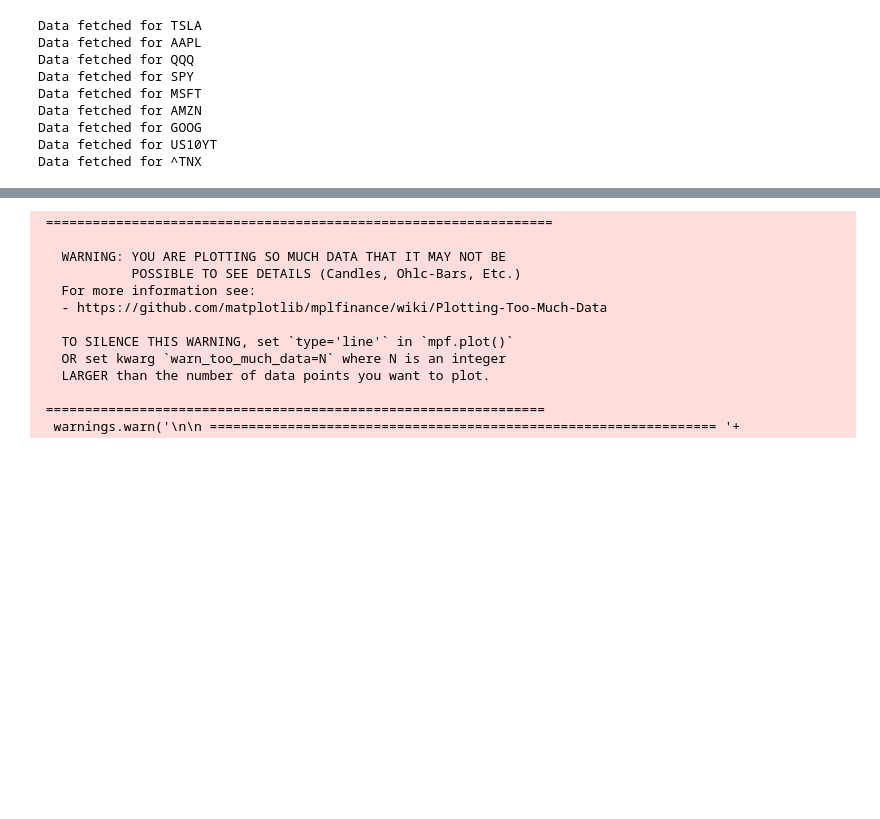
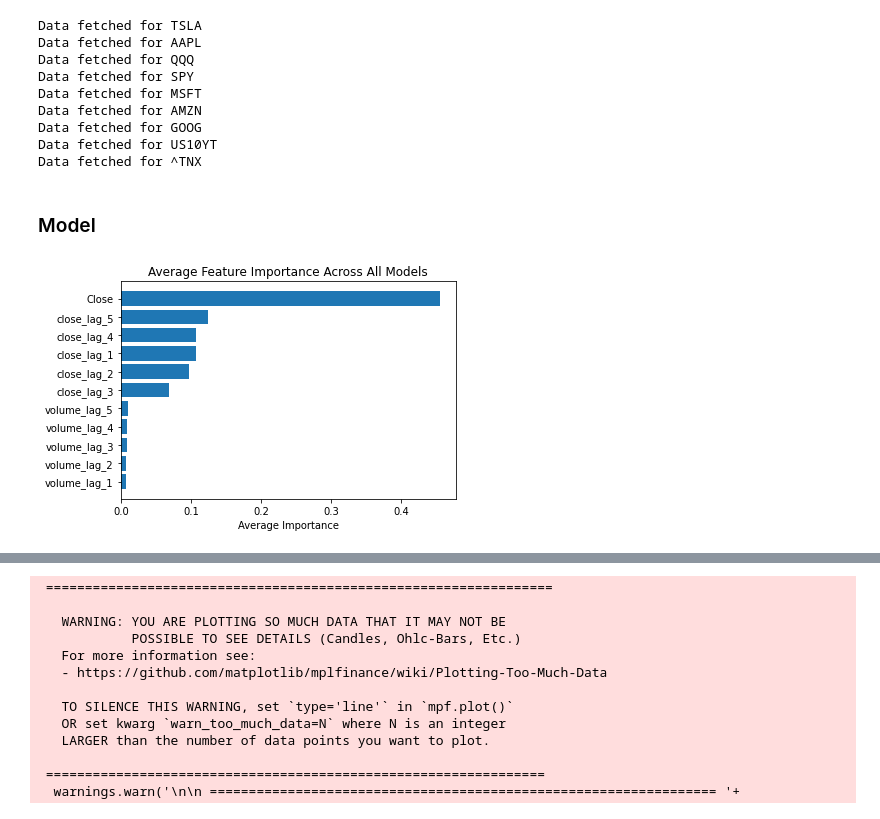
Before and after one commit to howie-zeng/Analyzing-Retail-Sentiment-and-Detecting-Trading-Signals, a Jupyter notebook: Stock_Analysis_Prediction/Stock/model_signal.ipynb, the cells around one changed output, grey strips where cells are left out. Drawn from its saved outputs; the diff is of its cells as text; code cells hidden in the pictures; blank space fills up the shorter version.

```diff
--- a/Stock_Analysis_Prediction/Stock/model_signal.ipynb
+++ b/Stock_Analysis_Prediction/Stock/model_signal.ipynb
@@ -19,8 +19,17 @@ import helper
 from collections import defaultdict
 import warnings
 import mplfinance as mpf
+from sklearn.metrics import mean_squared_error, r2_score
 
 current_path = os.getcwd()
 
 SEED = 2023
+
+# Define a context manager to temporarily suppress FutureWarnings
+class SuppressFutureWarnings:
+    def __enter__(self):
+        warnings.filterwarnings('ignore', category=FutureWarning)
+
+    def __exit__(self, exc_type, exc_value, traceback):
+        warnings.filterwarnings('default')
 # %%
@@ -54,3 +62,71 @@ Data fetched for AMZN
 Data fetched for GOOG
 Data fetched for US10YT
 Data fetched for ^TNX
+# %% [markdown]
+### Model
+# %%
+%%time
+stock = 'AAPL'
+late = 5
+apple_df = stock_data[stock][:].copy()
+apple_df = apple_df[['Date', 'Open', 'High', 'Low', 'Close', 'Volume']]
+apple_df['Date'] = pd.to_datetime(apple_df['Date'])
+apple_df.set_index('Date', inplace=True)
+#apple_df['relative_volume'] = apple_df['Volume'] / apple_df['MA_Volume']
+# apple_df['rsi_class'] = apple_df['rsi_class'].astype('category')
+# apple_df['rsi_class'] = apple_df['rsi_class'].cat.codes
+cumulative_importances = defaultdict(float)
+apple_df[f'Close_{late}_days_later'] = apple_df['Close'].shift(-5)
+apple_df = apple_df[~apple_df['Close_5_days_later'].isna()]
+for i in range(1, 6):  # for lag days
+    apple_df[f'close_lag_{i}'] = apple_df['Close'].shift(i)
+    apple_df[f'volume_lag_{i}'] = apple_df['Volume'].shift(i)
+    # If RSI exists, uncomment the following:
+    # apple_df[f'RSI_lag_{i}'] = apple_df['RSI'].shift(i)
+
+
+with SuppressFutureWarnings():
+    #apple_df = apple_df.dropna()
+    X = apple_df.drop(['Open', 'High', 'Low', 'Close_5_days_later', 'Volume'], axis=1)
+    y = apple_df['Close_5_days_later']
+
+    window_size = 400
+    predictions = []
+    true_values = []
+    current_price = []
+    cumulative_importances = defaultdict(float)
+
+    with SuppressFutureWarnings():
+        for start in tqdm(range(0, X.shape[0] - window_size), desc="Processing"):
+            end = start + window_size
+
+            X_train, X_test = X.iloc[start:end], X.iloc[end:end+1]
+            y_train, y_test = y.iloc[start:end], y.iloc[end:end+1]
+
+            model = xgb.XGBRegressor(objective='reg:squarederror', n_jobs=-1, random_state=SEED)
+            model.fit(X_train, y_train)
+
+            importances = model.feature_importances_
+            for i, col in enumerate(X.columns):
+                cumulative_importances[col] += importances[i]
+
+            y_pred = model.predict(X_test)
+            current_price.append(X_test['Close'])
+            predictions.append(y_pred[0])
+            true_values.append(y_test.iloc[0])
+
+num_models = len(apple_df) - window_size
+for key in cumulative_importances:
+    cumulative_importances[key] /= num_models
+
+# Plotting the average feature importance
+sorted_features = sorted(cumulative_importances.items(), key=lambda x: x[1], reverse=True)
+features, importance_values = zip(*sorted_features)
+
+plt.barh(features, importance_values)
+plt.xlabel('Average Importance')
+plt.title('Average Feature Importance Across All Models')
+plt.gca().invert_yaxis()  # Highest importance at the top
+plt.show()
+# %% [output]
+[figure, added]
```
Also changed, not shown: parts of 14 cells of this notebook.
